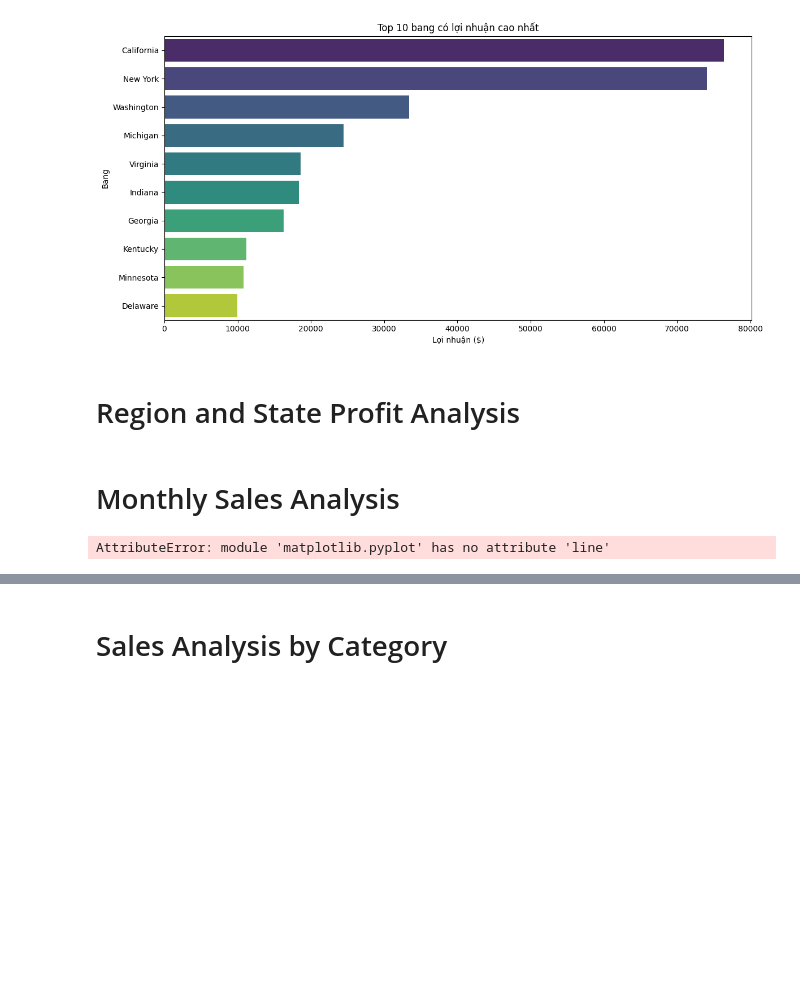
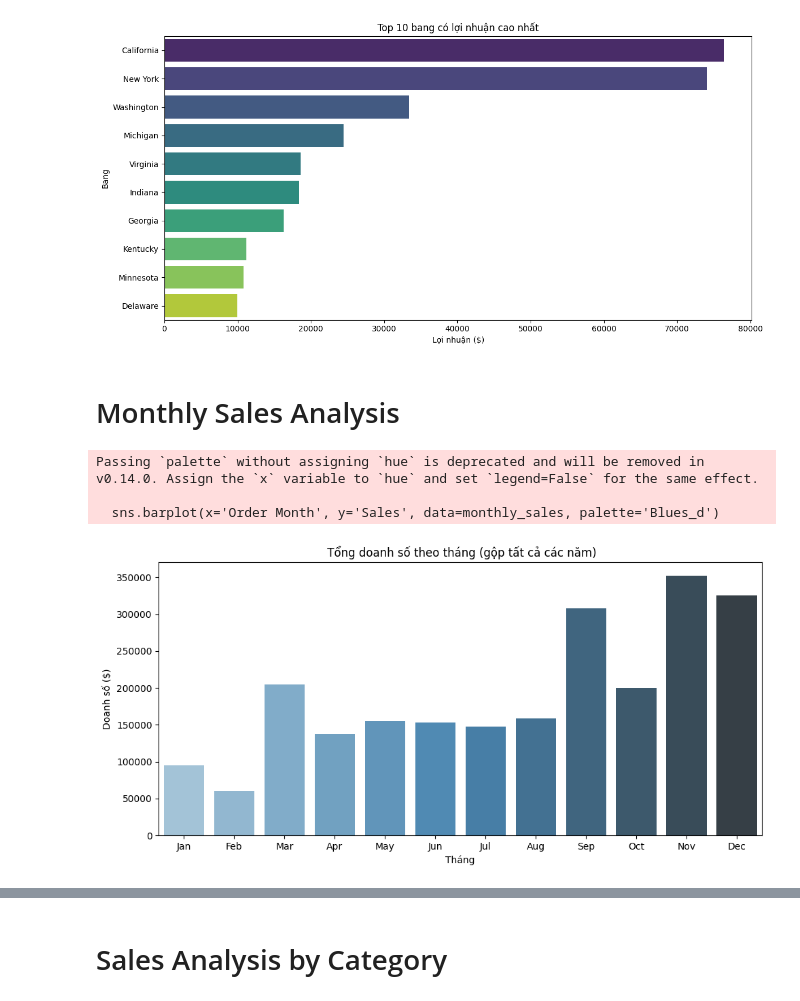
Before and after one commit to huyhuy382003/superstore-analysis, a Jupyter notebook: e commerce sales.ipynb, the cells around one changed output, grey strips where cells are left out. Cells and saved outputs as stored; diff of their text form; code cells hidden in the pictures; blank space fills up the shorter version.

Commit message:
Thêm phân tích doanh số theo tháng (Monthly Sales Analysis)

```diff
--- a/e commerce sales.ipynb
+++ b/e commerce sales.ipynb
@@ -101,17 +102,6 @@ data.head()
 # %% [markdown]
 # Region and State Sales Analysis
 # %%
-import pandas as pd
-import matplotlib.pyplot as plt
-import seaborn as sns
-
-# Đọc dữ liệu
-data = pd.read_csv("Sample - Superstore.csv", encoding='latin-1')
-
-# Chuyển đổi kiểu dữ liệu ngày tháng (nếu cần)
-data['Order Date'] = pd.to_datetime(data['Order Date'])
-data['Ship Date'] = pd.to_datetime(data['Ship Date'])
-
 # ✅ Tổng doanh thu và lợi nhuận theo khu vực
 region_summary = data.groupby('Region')[['Sales', 'Profit']].sum().reset_index()
 
@@ -142,10 +132,23 @@ Passing `palette` without assigning `hue` is deprecated and will be removed in v
 
   sns.barplot(data=state_summary.reset_index(), x='Profit', y='State', palette='viridis')
 [figure]
-# %% [markdown]
-# Region and State Profit Analysis
 # %% [markdown]
 # Monthly Sales Analysis
 # %%
+# Tổng doanh số theo tháng (không phân biệt năm)
+monthly_sales = data.groupby('Order Month')['Sales'].sum().reset_index()
+
+# Biểu đồ doanh số theo tháng
+plt.figure(figsize=(10, 5))
+sns.barplot(x='Order Month', y='Sales', data=monthly_sales, palette='Blues_d')
+plt.title(' Tổng doanh số theo tháng (gộp tất cả các năm)')
+plt.xlabel('Tháng')
+plt.ylabel('Doanh số ($)')
+plt.xticks(ticks=range(0,12), labels=['Jan','Feb','Mar','Apr','May','Jun','Jul','Aug','Sep','Oct','Nov','Dec'])
+plt.tight_layout()
+plt.show()
 # %% [output]
-AttributeError: module 'matplotlib.pyplot' has no attribute 'line'
+Passing `palette` without assigning `hue` is deprecated and will be removed in v0.14.0. Assign the `x` variable to `hue` and set `legend=False` for the same effect.
+
+  sns.barplot(x='Order Month', y='Sales', data=monthly_sales, palette='Blues_d')
+[figure, added]
```
Also changed, not shown: parts of 2 cells of this notebook.
